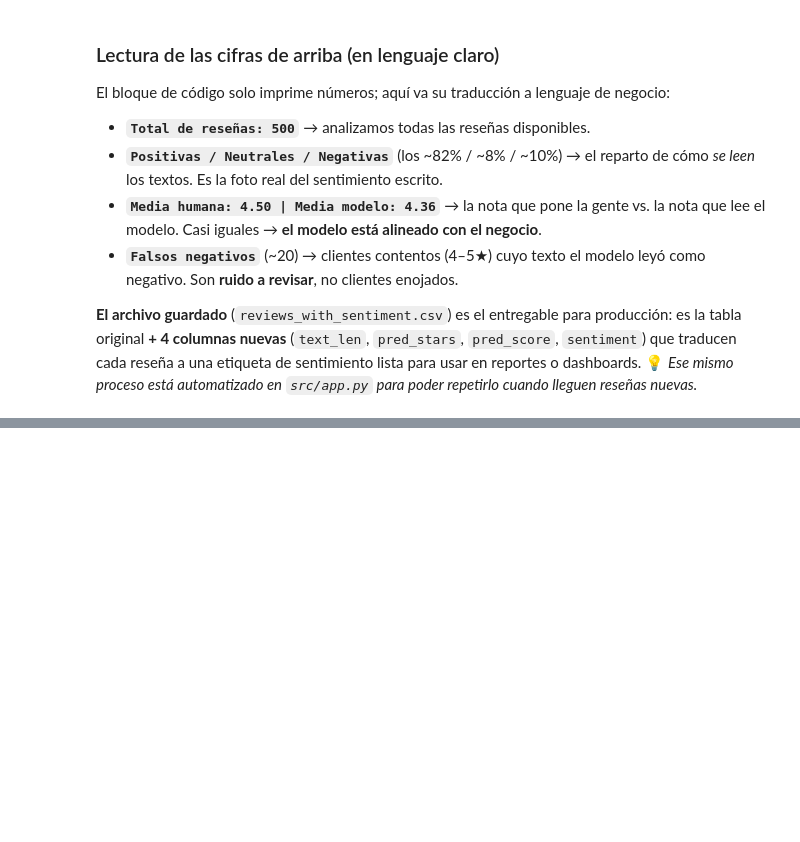
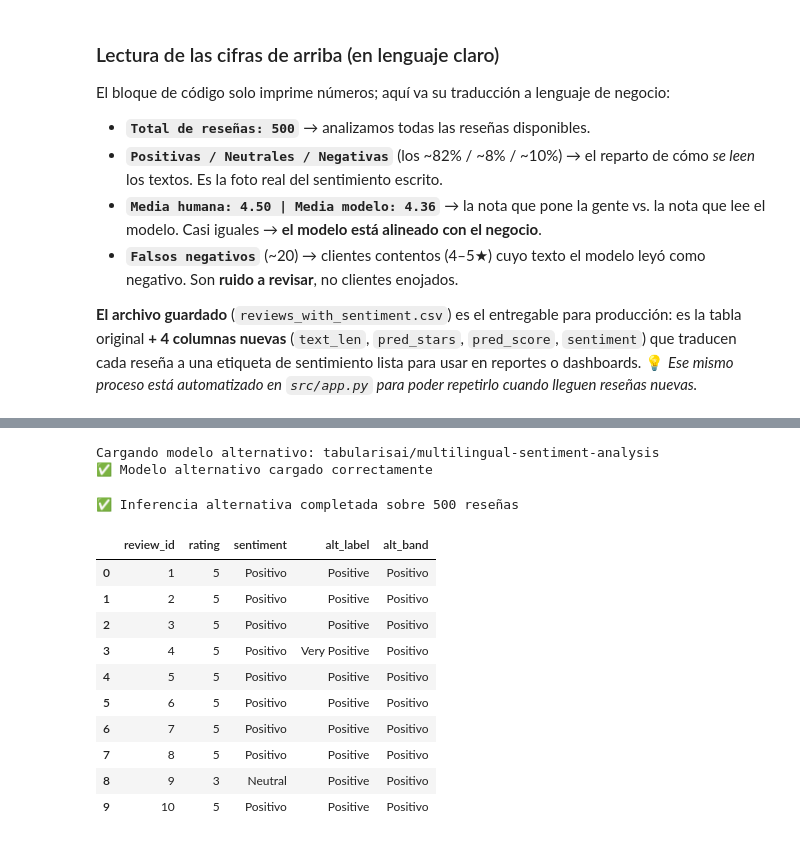
Before and after one commit to wendy-sanchez/aie-pt-3--machine-learning-python, a Jupyter notebook: src/explore.ipynb, the cells around one changed output, grey strips where cells are left out. Drawn from its saved outputs; the diff is of its cells as text; code cells hidden in the pictures; blank space fills up the shorter version.

```diff
--- a/src/explore.ipynb
+++ b/src/explore.ipynb
@@ -537,0 +596,57 @@ El bloque de código solo imprime números; aquí va su traducción a lenguaje d
+# %%
+from transformers import pipeline, AutoTokenizer
+from tqdm import tqdm
+
+# Modelo ALTERNATIVO FIJO (pinneado) — no usar "latest"
+ALT_MODEL_NAME = 'tabularisai/multilingual-sentiment-analysis'
+
+# Mapeo de las 5 clases del modelo a las 3 bandas de negocio
+ALT_BAND_MAP = {
+    'Very Negative': 'Negativo',
+    'Negative': 'Negativo',
+    'Neutral': 'Neutral',
+    'Positive': 'Positivo',
+    'Very Positive': 'Positivo',
+}
+
+print(f"Cargando modelo alternativo: {ALT_MODEL_NAME}")
+alt_tokenizer = AutoTokenizer.from_pretrained(ALT_MODEL_NAME)
+alt_classifier = pipeline(
+    'sentiment-analysis',
+    model=ALT_MODEL_NAME,
+    tokenizer=alt_tokenizer,
+    max_length=512,
+    truncation=True
+)
+print("✅ Modelo alternativo cargado correctamente")
+# %% [output]
+Cargando modelo alternativo: tabularisai/multilingual-sentiment-analysis
+✅ Modelo alternativo cargado correctamente
+# %%
+# Inferencia con el modelo alternativo sobre las mismas 500 reseñas
+alt_stars, alt_labels, alt_scores = [], [], []
+
+for i in tqdm(range(len(df)), desc="Clasificando (modelo alternativo)"):
+    result = alt_classifier(df['review_text'].iloc[i])[0]
+    alt_labels.append(result['label'])
+    alt_scores.append(result['score'])
+
+df['alt_label'] = alt_labels
+df['alt_band'] = df['alt_label'].map(ALT_BAND_MAP)
+df['alt_score'] = alt_scores
+
+print("✅ Inferencia alternativa completada sobre", len(df), "reseñas")
+df[['review_id', 'rating', 'sentiment', 'alt_label', 'alt_band']].head(10)
+# %% [output]
+✅ Inferencia alternativa completada sobre 500 reseñas
+|  | review_id | rating | sentiment | alt_label | alt_band |
+| 0 | 1 | 5 | Positivo | Positive | Positivo |
+| 1 | 2 | 5 | Positivo | Positive | Positivo |
+| 2 | 3 | 5 | Positivo | Positive | Positivo |
+| 3 | 4 | 5 | Positivo | Very Positive | Positivo |
+| 4 | 5 | 5 | Positivo | Positive | Positivo |
+| 5 | 6 | 5 | Positivo | Positive | Positivo |
+| 6 | 7 | 5 | Positivo | Positive | Positivo |
+| 7 | 8 | 5 | Positivo | Positive | Positivo |
+| 8 | 9 | 3 | Neutral | Positive | Positivo |
+| 9 | 10 | 5 | Positivo | Positive | Positivo |
```
Also changed, not shown: parts of 8 cells of this notebook.
